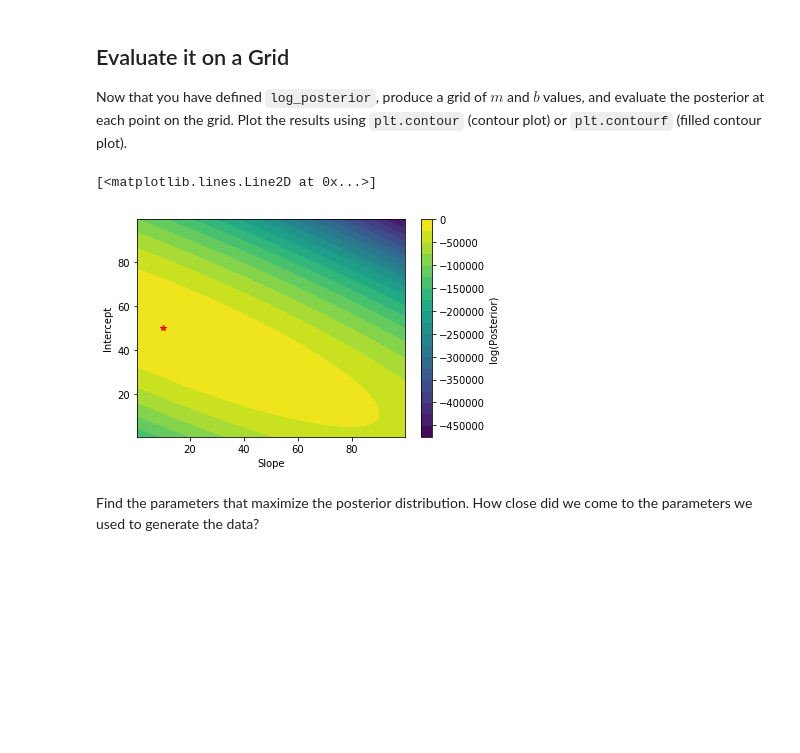
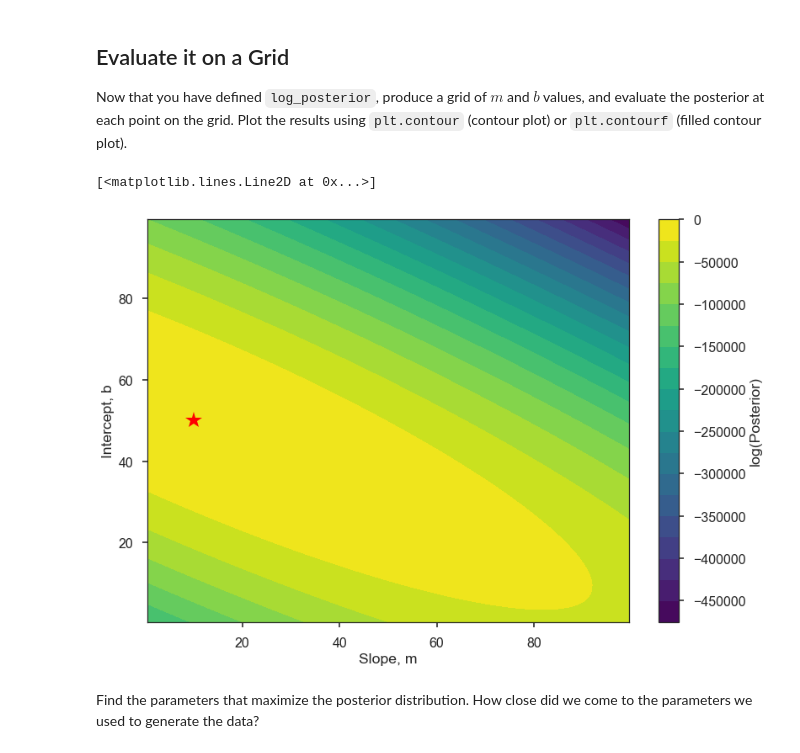
Before and after one commit to griffin-h/fitting-tutorial, a Jupyter notebook: monte_carlo_line_fitting_solutions.ipynb, the cells around one changed output. Drawn from its saved outputs; the diff is of its cells as text; code cells hidden in the pictures; blank space fills up the shorter version.

```diff
--- a/monte_carlo_line_fitting_solutions.ipynb
+++ b/monte_carlo_line_fitting_solutions.ipynb
@@ -4,7 +4,9 @@ By: Griffin Hosseinzadeh (2019 April 17)
 # %%
 import numpy as np
 import matplotlib.pyplot as plt
+
 %matplotlib inline
+plt.style.use(['seaborn-poster','seaborn-ticks'])
 # %% [markdown]
 ## Generate Some Fake Data
 Choose a slope $m$, intercept $b$, and scatter $\sigma$, and generate $N$ random points using the `np.random` module. Plot the results to see what your data look like. Our goal is to recover the parameters defined here. (You are free to change them to whatever you want, but be aware that your plots may look different than others'.)
@@ -44,12 +80,13 @@ def log_prior(theta):
     ln_prior: float
         Natural log of the prior probability function
     """
+    m_mod, b_mod = theta
 
-    if m_min < theta[0] < m_max:
+    if m_min < m_mod < m_max:
         prob_m = 1. / theta[0]  # Log prior (not worrying about normalization)
     else:
         prob_m = 0.
-    if b_min < theta[1] < b_max:
+    if b_min < b_mod < b_max:
         prob_b = 1.  # Uniform prior (not worrying about normalization)
     else:
         prob_b = 0.
@@ -78,9 +115,12 @@ def log_likelihood(theta, x, y, dy):
     ln_like: float
         Natural log of the likelihood function
     """
+    m_mod, b_mod = theta
 
-    y_fit = theta[0] * x + theta[1]
-    chi2 = (y - y_fit)**2. / (2. * dy**2.) + np.log(dy)
+    # model for y
+    y_model = m_mod * x + b_mod
+
+    chi2 = (y - y_model)**2. / (2. * dy**2.) + np.log(dy)
     ln_like = -np.sum(chi2)
     return ln_like
 
@@ -113,28 +153,28 @@ def log_posterior(theta, x, y, dy):
 Now that you have defined `log_posterior`, produce a grid of $m$ and $b$ values, and evaluate the posterior at each point on the grid. Plot the results using `plt.contour` (contour plot) or `plt.contourf` (filled contour plot).
 # %%
 grid_spacing = 1.
-m_range = np.arange(0.5, m_max, grid_spacing)
-b_range = np.arange(0.5, b_max, grid_spacing)
+m_range = np.arange(m_min+0.5, m_max, grid_spacing)
+b_range = np.arange(b_min+0.5, b_max, grid_spacing)
 
 num_points = len(m_range)
 posterior_grid = np.empty((num_points, num_points))
 
 # this is not an efficient way to do this;
 # I'm just trying to make it very understandable
 for i in range(num_points):
     for j in range(num_points):
         theta = [m_range[i], b_range[j]]
         posterior_grid[j, i] = log_posterior(theta, x, y, dy)
 
-plt.contourf(m_range, b_range, posterior_grid, levels=20)
-plt.xlabel('Slope')
-plt.ylabel('Intercept')
+plt.contourf(m_range, b_range, posterior_grid, levels=20, cmap='viridis')
+plt.xlabel('Slope, m')
+plt.ylabel('Intercept, b')
 cbar = plt.colorbar()
 cbar.set_label('log(Posterior)')
-plt.plot(m, b, 'r*')
+plt.plot(m, b, 'r*', ms=20)
 # %% [output]
 [<matplotlib.lines.Line2D at 0x...>]
-[figure, old version]
+[figure, new version]
 # %% [markdown]
 Find the parameters that maximize the posterior distribution. How close did we come to the parameters we used to generate the data?
 # %%
```
Also changed, not shown: parts of 7 cells of this notebook, 3 other files.
